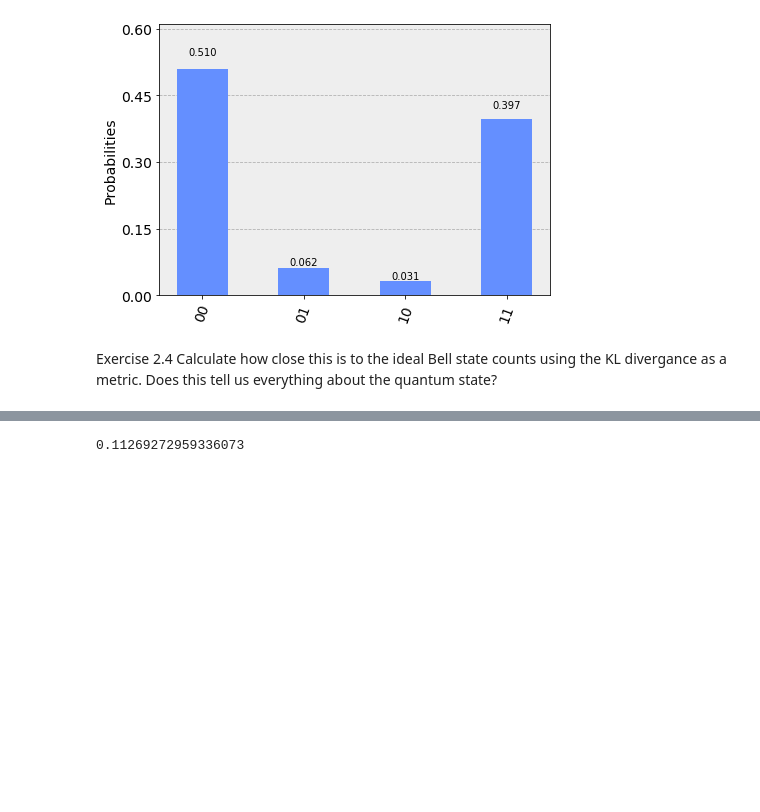
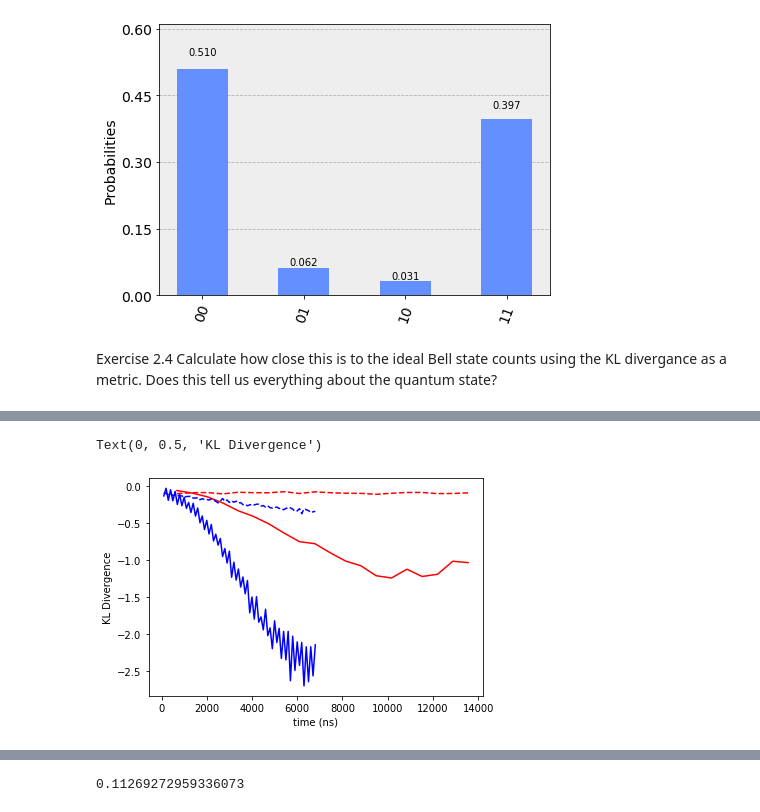
Before and after one commit to taalexander/useqip-exercises, a Jupyter notebook: exercises/2_quantum_entanglement.ipynb, the cells around one changed output, grey strips where cells are left out. Drawn from its saved outputs; the diff is of its cells as text; code cells hidden in the pictures; blank space fills up the shorter version.

```diff
--- a/exercises/2_quantum_entanglement.ipynb
+++ b/exercises/2_quantum_entanglement.ipynb
@@ -291,0 +363,34 @@ def kl_divergence_counts(ideal_counts, experiment_counts):
+# %%
+cx_ideal_result = execute(cx_circs, backend_sim, initial_layout=list(range(14))).result()
+cx_noisy_result = execute(cx_circs, backend_sim, initial_layout=list(range(14)), noise_model=noise_model,
+                          coupling_map=configuration.coupling_map,
+                          basis_gates=configuration.basis_gates).result()
+cx_melbourne_result = execute(cx_circs, backend, initial_layout=list(range(14))).result()
+# %%
+x_ideal_result = execute(x_circs, backend_sim, initial_layout=list(range(14))).result()
+x_noisy_result = execute(x_circs, backend_sim, initial_layout=list(range(14)), noise_model=noise_model,
+                          coupling_map=configuration.coupling_map,
+                          basis_gates=configuration.basis_gates).result()
+x_melbourne_result = execute(x_circs, backend, initial_layout=list(range(14))).result()
+# %%
+cx_device_kl_divergences = []
+cx_noisy_kl_divergences = []
+for circ in cx_circs:
+    cx_noisy_kl_divergences.append(kl_divergence_counts(cx_ideal_result.get_counts(circ), cx_noisy_result.get_counts(circ)))
+    cx_device_kl_divergences.append(kl_divergence_counts(cx_ideal_result.get_counts(circ), cx_melbourne_result.get_counts(circ)))
+# %%
+x_device_kl_divergences = []
+x_noisy_kl_divergences = []
+for circ in x_circs:
+    x_noisy_kl_divergences.append(kl_divergence_counts(x_ideal_result.get_counts(circ), x_noisy_result.get_counts(circ)))
+    x_device_kl_divergences.append(kl_divergence_counts(x_ideal_result.get_counts(circ), x_melbourne_result.get_counts(circ)))
+# %%
+plt.plot(cx_times, np.asarray(cx_device_kl_divergences)*-1, label='cx', color='red')
+plt.plot(x_times, np.asarray(x_device_kl_divergences)*-1, label='x', color='blue')
+plt.plot(cx_times, np.asarray(cx_noisy_kl_divergences)*-1, label='cx', linestyle='--', color='red')
+plt.plot(x_times, np.asarray(x_noisy_kl_divergences)*-1, label='x', linestyle='--', color='blue')
+plt.xlabel('time (ns)')
+plt.ylabel('KL Divergence')
+# %% [output]
+Text(0, 0.5, 'KL Divergence')
+[figure, added]
```
Also changed, not shown: parts of 8 cells of this notebook, 1 other file.
